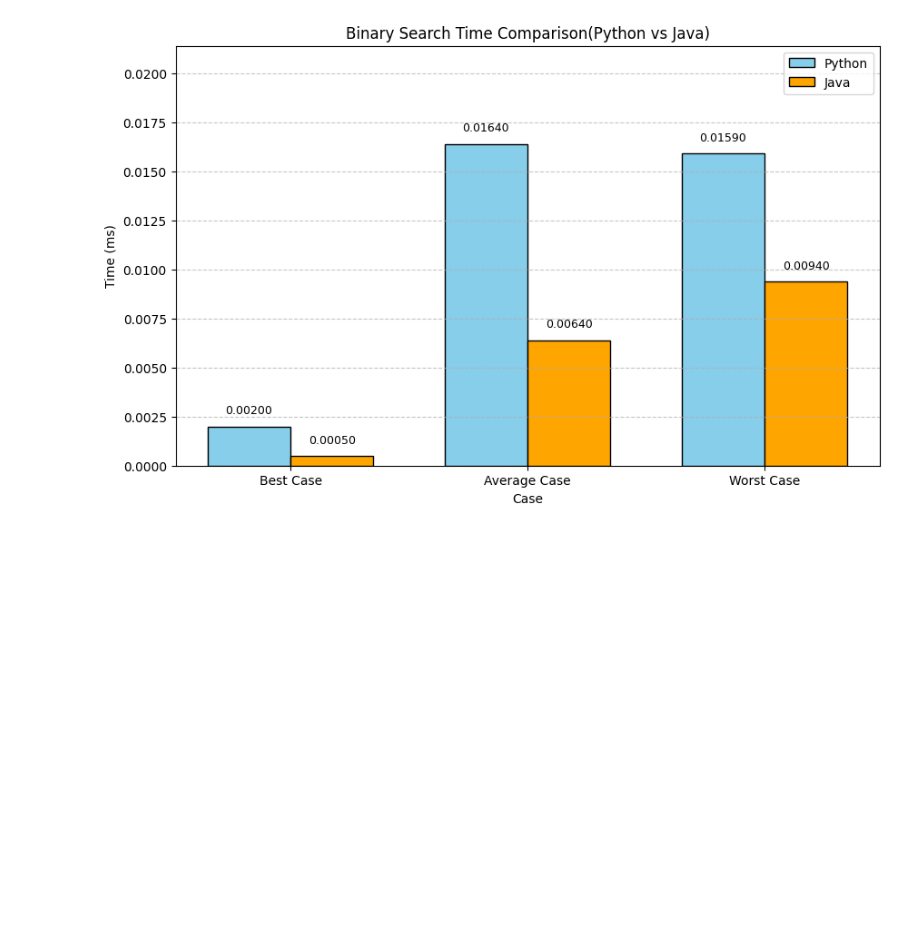
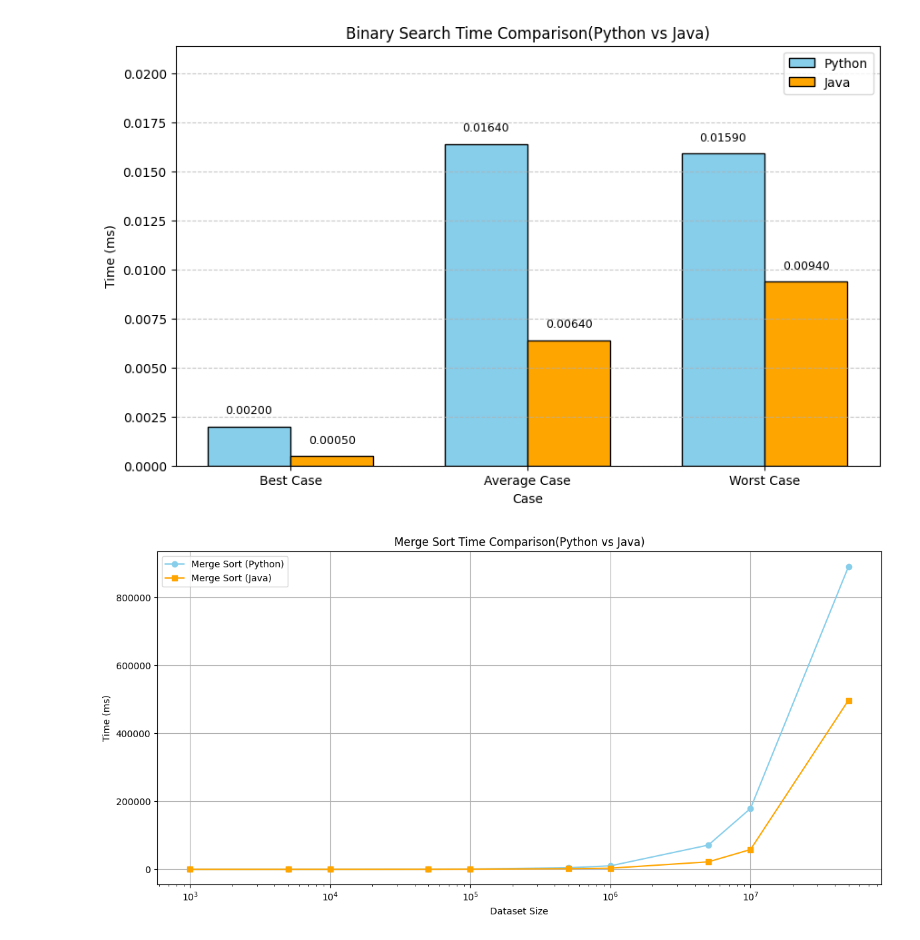
Before and after one commit to JOONLI026/Algorithm_assignment, a Jupyter notebook: visual.ipynb, the cells around one changed output. Drawn from its saved outputs; the diff is of its cells as text; code cells hidden in the pictures; blank space fills up the shorter version.

Commit message:
done visual

```diff
--- a/visual.ipynb
+++ b/visual.ipynb
@@ -72,3 +72,31 @@ plt.grid(axis='y', linestyle='--', alpha=0.7)
 plt.show()
 # %% [output]
 [figure]
+# %%
+import matplotlib.pyplot as plt
+
+# Dataset sizes
+data_sizes = [1000, 5000, 10000, 50000, 100000, 500000, 1000000, 5000000, 10000000, 50000000]
+
+# Execution times in milliseconds
+merge_py = [4.85, 32.50, 67.15, 465.69, 1021.62, 4770.02, 10343.22, 71328.33, 179124.88, 890195.77]
+merge_java = [19, 62, 89, 244, 483, 2056, 3439, 22082, 58254, 497249]
+
+# Create line plot
+plt.figure(figsize=(12, 6))
+plt.plot(data_sizes, merge_py, marker='o', label='Merge Sort (Python)', color='skyblue')
+plt.plot(data_sizes, merge_java, marker='s', label='Merge Sort (Java)', color='orange')
+
+# Labeling
+plt.title('Merge Sort Time Comparison(Python vs Java)')
+plt.xlabel('Dataset Size')
+plt.ylabel('Time (ms)')
+plt.legend()
+plt.grid(True)
+plt.xscale('log')  # Log scale for better readability
+plt.tight_layout()
+
+# Show plot
+plt.show()
+# %% [output]
+[figure, added]
```
Also changed, not shown: parts of 4 cells of this notebook, 9 other files.
